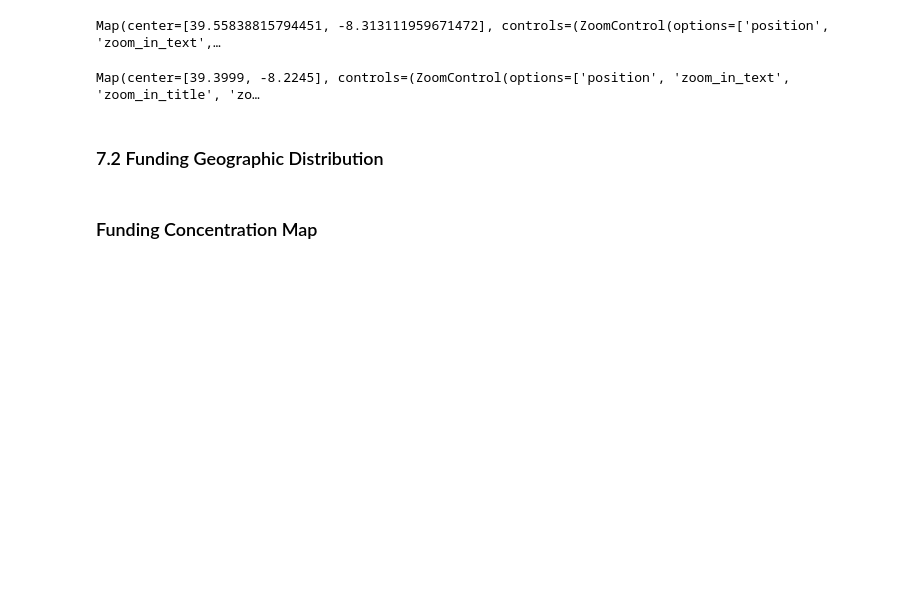
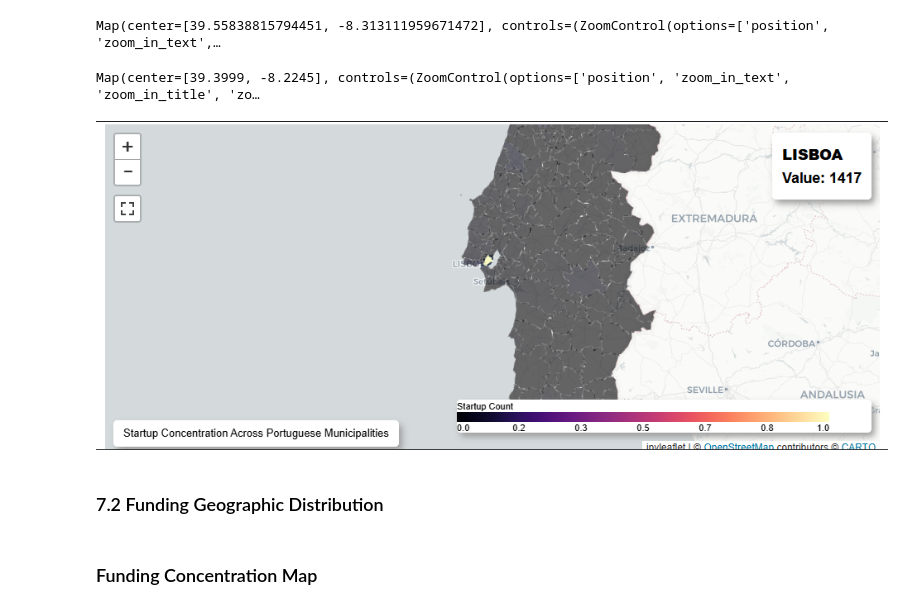
Before and after one commit to NelsonSanti/P4DS-Group-C3, a Jupyter notebook: startup-distribution-portugal/notebooks/main_notebook.ipynb, the cells around one changed output. Saved outputs shown, nothing was run; the diff lists cells and outputs as text; code cells hidden in the pictures; blank space fills up the shorter version.

Commit message:
uncomment map images

```diff
--- a/startup-distribution-portugal/notebooks/main_notebook.ipynb
+++ b/startup-distribution-portugal/notebooks/main_notebook.ipynb
@@ -1399,7 +1399,9 @@ plot_choropleth(
 # %% [output]
 Map(center=[39.3999, -8.2245], controls=(ZoomControl(options=['position', 'zoom_in_text', 'zoom_in_title', 'zo…
 # %%
-# Image("../figures/choropleth_lisbon_startups.png")
+Image("../figures/choropleth_lisbon_startups.png")
+# %% [output]
+[figure, added]
 # %% [markdown]
 ### 7.2 Funding Geographic Distribution
 # %% [markdown]
```
Also changed, not shown: parts of 1 cell of this notebook.
